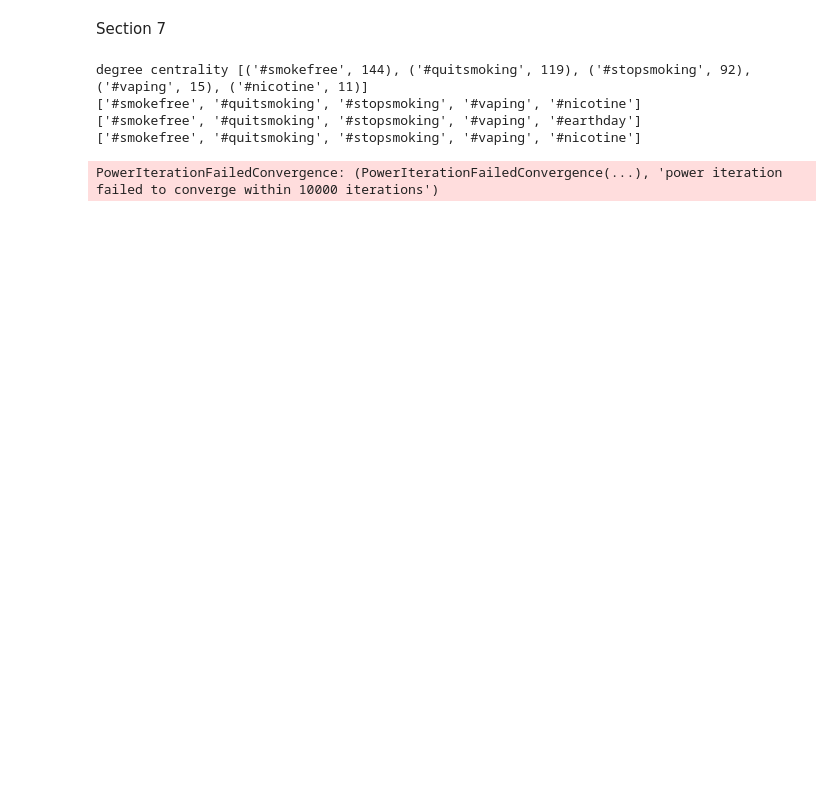
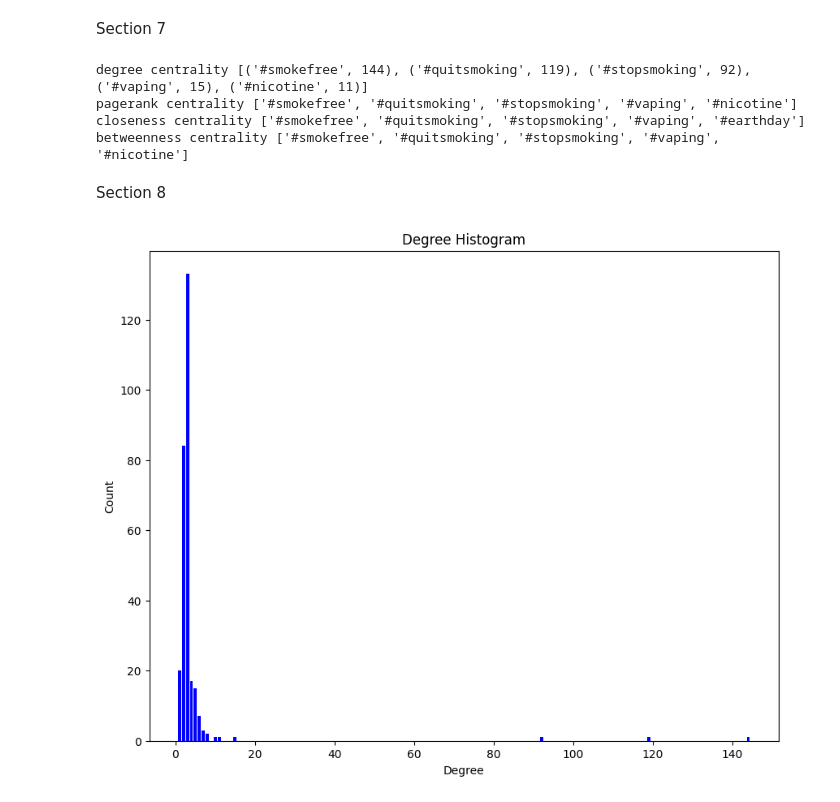
Before and after one commit to pahiz/sna-project, a Jupyter notebook: sosial_graph.ipynb, the cells around one changed output. Drawn from its saved outputs; the diff is of its cells as text; code cells hidden in the pictures; blank space fills up the shorter version.

Commit message:
Section 8 histograms

```diff
--- a/sosial_graph.ipynb
+++ b/sosial_graph.ipynb
@@ -144,21 +145,43 @@ print("degree centrality", sorted(G.degree, key=lambda x: x[1], reverse=True)[:5
 
 # top 5 pagerank centralities
 pageranks = nx.pagerank(G, max_iter=10000)
-print(sorted(pageranks, key=pageranks.get, reverse=True)[:5])
+print("pagerank centrality", sorted(pageranks, key=pageranks.get, reverse=True)[:5])
 
 # top 5 closeness centralities
 closeness_centralities = nx.closeness_centrality(G)
-print(sorted(closeness_centralities, key=closeness_centralities.get, reverse=True)[:5])
+print("closeness centrality", sorted(closeness_centralities, key=closeness_centralities.get, reverse=True)[:5])
 
 # top 5 betweenness centralities
 betweenness_centralities = nx.betweenness_centrality(G)
-print(sorted(betweenness_centralities, key=betweenness_centralities.get, reverse=True)[:5])
+print("betweenness centrality", sorted(betweenness_centralities, key=betweenness_centralities.get, reverse=True)[:5])
 
 # top 5 Katz's centrality ***Hard to compute
 # nx.katz_centrality(G, max_iter=10000)
 # %% [output]
 degree centrality [('#smokefree', 144), ('#quitsmoking', 119), ('#stopsmoking', 92), ('#vaping', 15), ('#nicotine', 11)]
-['#smokefree', '#quitsmoking', '#stopsmoking', '#vaping', '#nicotine']
-['#smokefree', '#quitsmoking', '#stopsmoking', '#vaping', '#earthday']
-['#smokefree', '#quitsmoking', '#stopsmoking', '#vaping', '#nicotine']
+pagerank centrality ['#smokefree', '#quitsmoking', '#stopsmoking', '#vaping', '#nicotine']
+closeness centrality ['#smokefree', '#quitsmoking', '#stopsmoking', '#vaping', '#earthday']
+betweenness centrality ['#smokefree', '#quitsmoking', '#stopsmoking', '#vaping', '#nicotine']
-PowerIterationFailedConvergence: (PowerIterationFailedConvergence(...), 'power iteration failed to converge within 10000 iterations')
+# %% [markdown]
+Section 8
+# %%
+# degree distribution histogram
+# example from https://networkx.org/documentation/networkx-2.3/auto_examples/drawing/plot_degree_histogram.html
+degree_sequence = sorted([d for n, d in G.degree()], reverse=True)  # degree sequence
+degreeCount = collections.Counter(degree_sequence)
+deg, cnt = zip(*degreeCount.items())
+
+figure(figsize=(10, 8), dpi=100)
+plt.bar(deg, cnt, width=0.80, color='b')
+
+plt.title("Degree Histogram")
+plt.ylabel("Count")
+plt.xlabel("Degree")
+
+# draw graph in inset
+plt.axes([0.4, 0.4, 0.5, 0.5])
+pos = nx.spring_layout(G)
+plt.axis('off')
+plt.show()
+# %% [output]
+[figure, added]
```
Also changed, not shown: parts of 7 cells of this notebook.
